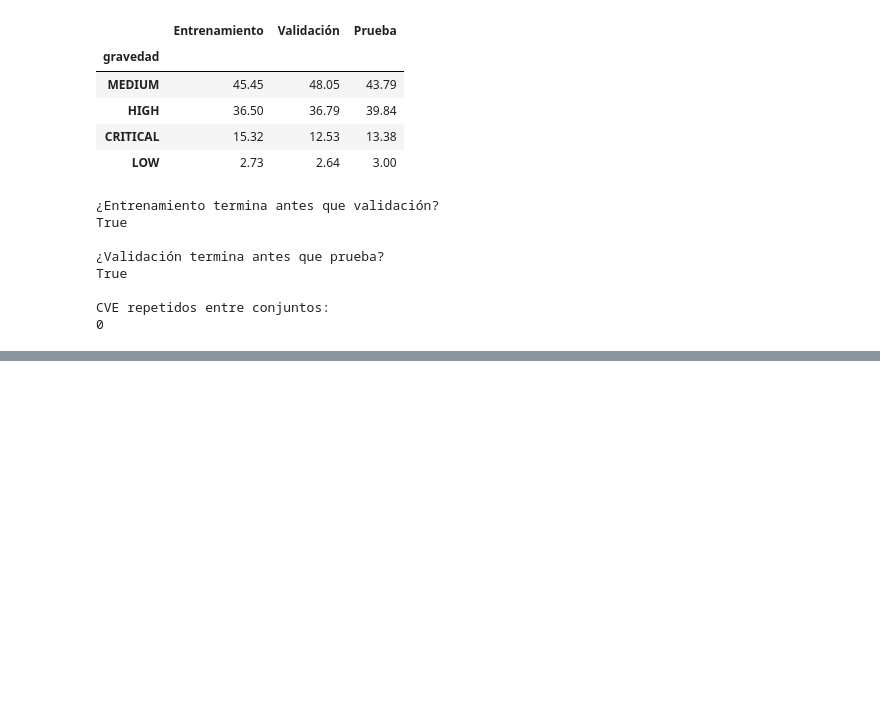
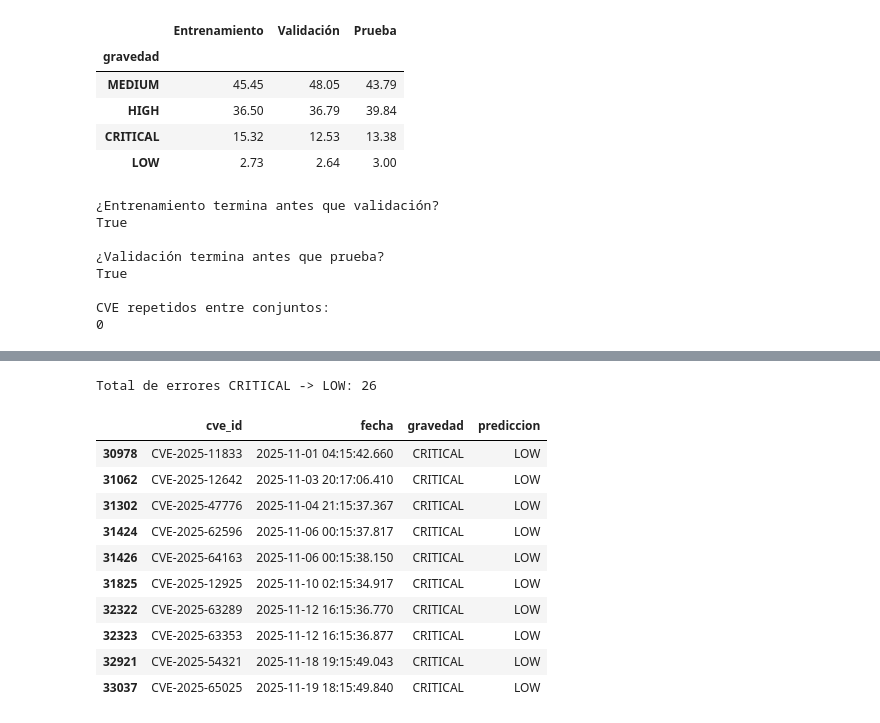
Before and after one commit to ainarar-tech/BPS-DsciAinara, a Jupyter notebook: project/project-model.ipynb, the cells around one changed output, grey strips where cells are left out. Saved outputs shown, nothing was run; the diff lists cells and outputs as text; code cells hidden in the pictures; blank space fills up the shorter version.

```diff
--- a/project/project-model.ipynb
+++ b/project/project-model.ipynb
@@ -1262,0 +1984,28 @@ CVE repetidos entre conjuntos:
+# %%
+
+# Identificar vulnerabilidades críticas clasificadas como LOW
+
+errores_graves = val.loc[
+    (val["gravedad"] == "CRITICAL")
+    & (pred_mejorado == "LOW"),
+    ["cve_id", "fecha", "gravedad"]
+].copy()
+
+errores_graves["prediccion"] = "LOW"
+
+print("Total de errores CRITICAL -> LOW:", len(errores_graves))
+
+display(errores_graves.head(10))
+# %% [output]
+Total de errores CRITICAL -> LOW: 26
+|  | cve_id | fecha | gravedad | prediccion |
+| 30978 | CVE-2025-11833 | 2025-11-01 04:15:42.660 | CRITICAL | LOW |
+| 31062 | CVE-2025-12642 | 2025-11-03 20:17:06.410 | CRITICAL | LOW |
+| 31302 | CVE-2025-47776 | 2025-11-04 21:15:37.367 | CRITICAL | LOW |
+| 31424 | CVE-2025-62596 | 2025-11-06 00:15:37.817 | CRITICAL | LOW |
+| 31426 | CVE-2025-64163 | 2025-11-06 00:15:38.150 | CRITICAL | LOW |
+| 31825 | CVE-2025-12925 | 2025-11-10 02:15:34.917 | CRITICAL | LOW |
+| 32322 | CVE-2025-63289 | 2025-11-12 16:15:36.770 | CRITICAL | LOW |
+| 32323 | CVE-2025-63353 | 2025-11-12 16:15:36.877 | CRITICAL | LOW |
+| 32921 | CVE-2025-54321 | 2025-11-18 19:15:49.043 | CRITICAL | LOW |
+| 33037 | CVE-2025-65025 | 2025-11-19 18:15:49.840 | CRITICAL | LOW |
```
Also changed, not shown: parts of 52 cells of this notebook, 4 other files.
